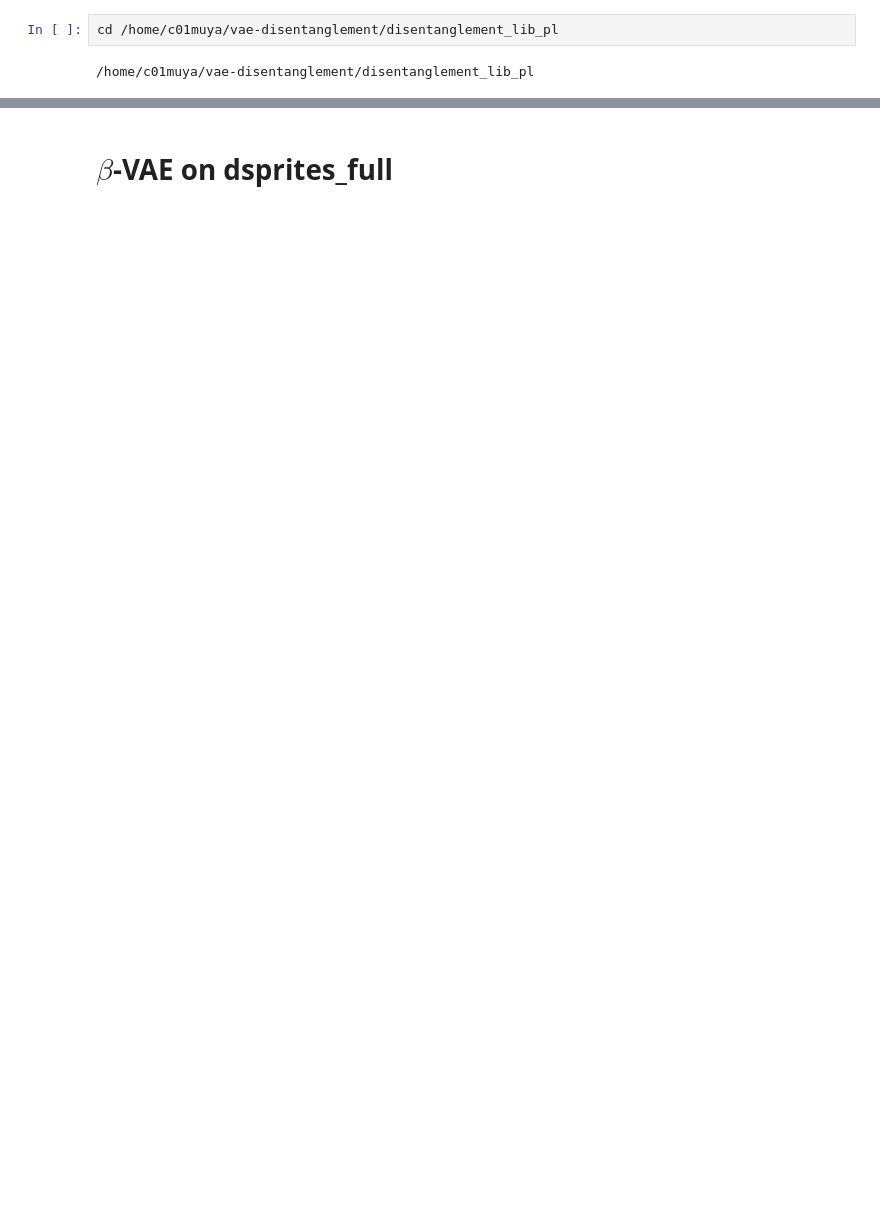
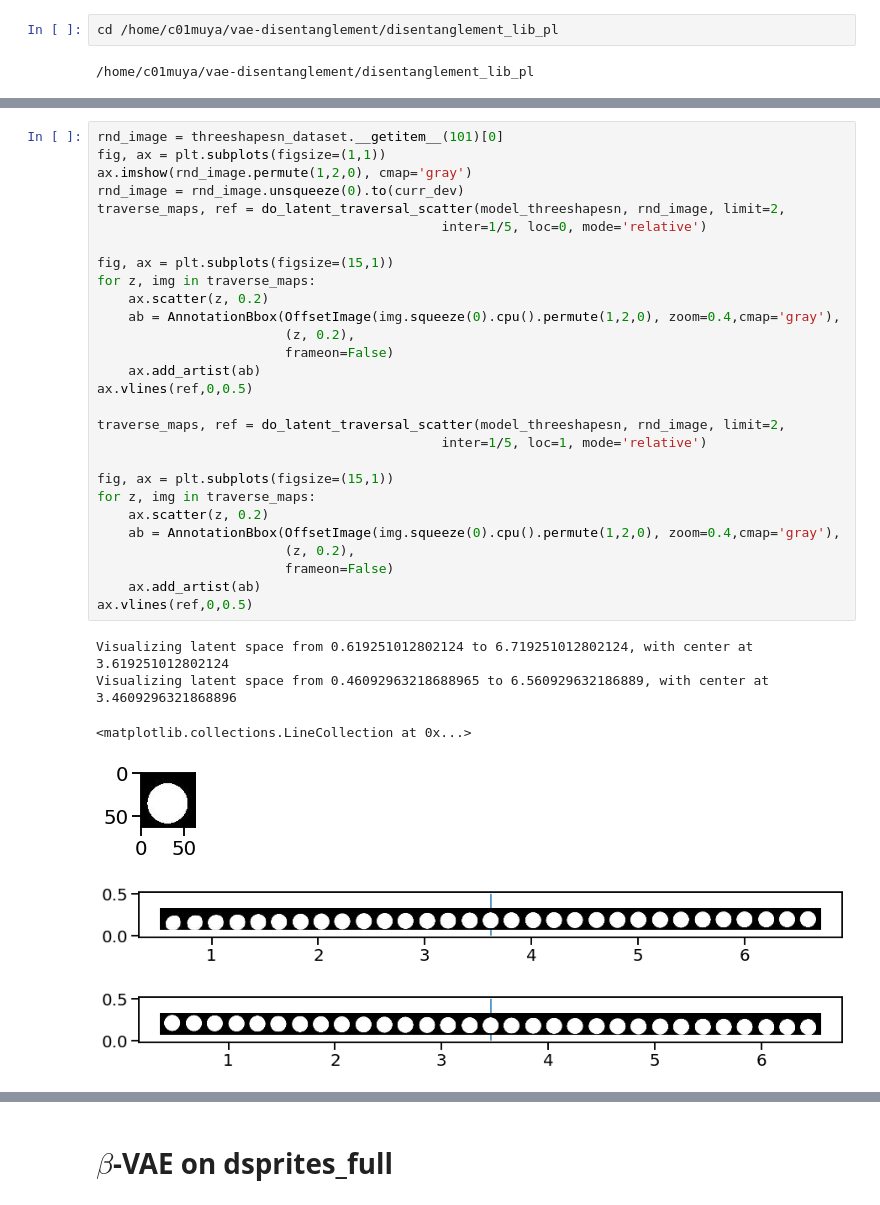
Before and after one commit to muhammadyaseen/vae-disentanglement, a Jupyter notebook: Latent Encoding Investigaton.ipynb, the cells around one changed output, grey strips where cells are left out. Drawn from its saved outputs; the diff is of its cells as text; blank space fills up the shorter version.

```diff
--- a/Latent Encoding Investigaton.ipynb
+++ b/Latent Encoding Investigaton.ipynb
@@ -225,0 +74,35 @@ plt.legend(prop={'size': 10}, loc='upper left')
+# %%
+rnd_image = threeshapesn_dataset.__getitem__(101)[0]
+fig, ax = plt.subplots(figsize=(1,1))
+ax.imshow(rnd_image.permute(1,2,0), cmap='gray')
+rnd_image = rnd_image.unsqueeze(0).to(curr_dev)
+traverse_maps, ref = do_latent_traversal_scatter(model_threeshapesn, rnd_image, limit=2,
+                                            inter=1/5, loc=0, mode='relative')
+
+fig, ax = plt.subplots(figsize=(15,1))
+for z, img in traverse_maps:
+    ax.scatter(z, 0.2)
+    ab = AnnotationBbox(OffsetImage(img.squeeze(0).cpu().permute(1,2,0), zoom=0.4,cmap='gray'),
+                        (z, 0.2),
+                        frameon=False)
+    ax.add_artist(ab)
+ax.vlines(ref,0,0.5)
+
+traverse_maps, ref = do_latent_traversal_scatter(model_threeshapesn, rnd_image, limit=2,
+                                            inter=1/5, loc=1, mode='relative')
+
+fig, ax = plt.subplots(figsize=(15,1))
+for z, img in traverse_maps:
+    ax.scatter(z, 0.2)
+    ab = AnnotationBbox(OffsetImage(img.squeeze(0).cpu().permute(1,2,0), zoom=0.4,cmap='gray'),
+                        (z, 0.2),
+                        frameon=False)
+    ax.add_artist(ab)
+ax.vlines(ref,0,0.5)
+# %% [output]
+Visualizing latent space from 0.619251012802124 to 6.719251012802124, with center at 3.619251012802124
+Visualizing latent space from 0.46092963218688965 to 6.560929632186889, with center at 3.4609296321868896
+<matplotlib.collections.LineCollection at 0x...>
+[figure, added]
+[figure, added]
+[figure, added]
```
Also changed, not shown: parts of 42 cells of this notebook, 9 other files.
